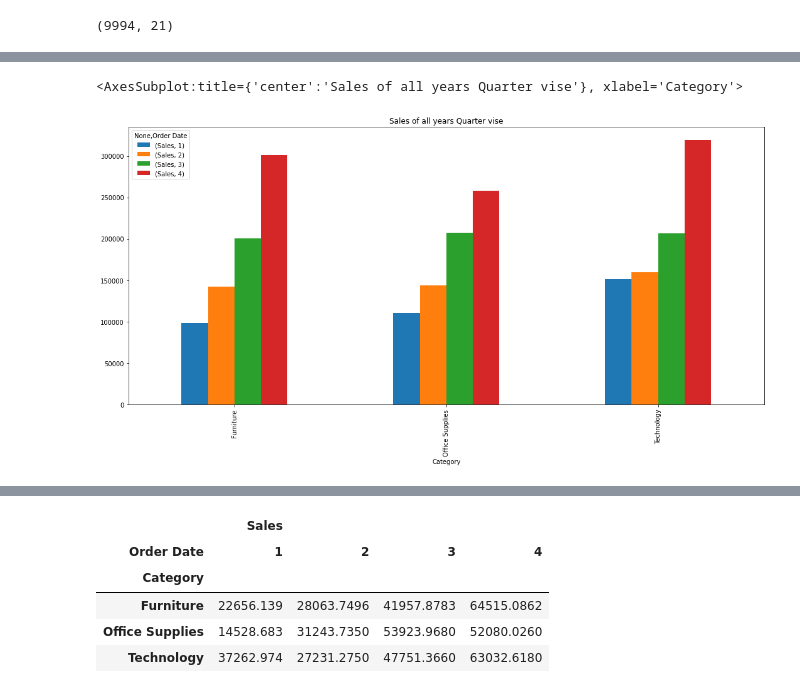
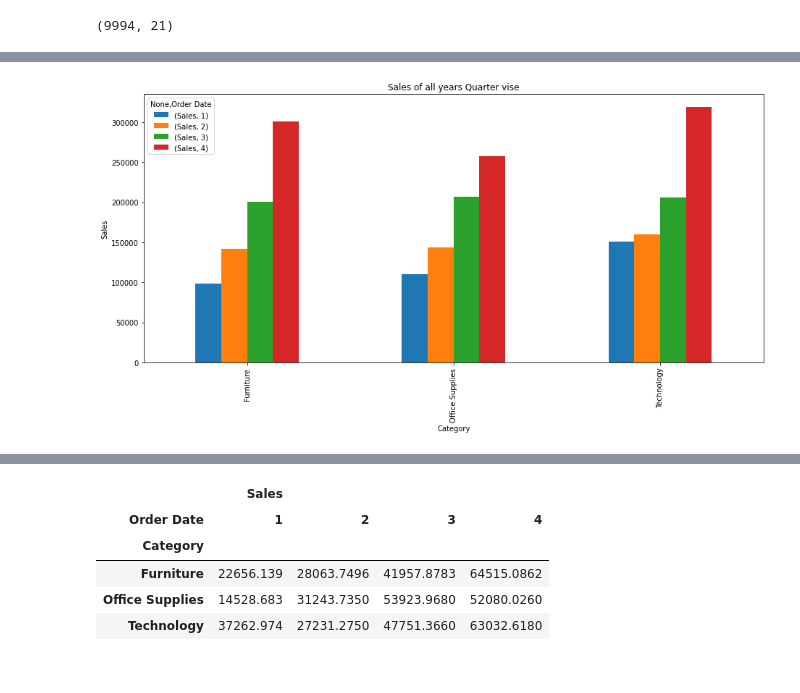
Before and after one commit to mazhar343/iPythonNotebook, a Jupyter notebook: QOR.ipynb, the cells around one changed output, grey strips where cells are left out. Cells and saved outputs as stored; diff of their text form; code cells hidden in the pictures.

Commit message:
QDR figure retrival testing

```diff
--- a/QOR.ipynb
+++ b/QOR.ipynb
@@ -128,7 +137,12 @@ sales_of_2018_with_quarters = df_any_one_year.groupby([df['Order Date'].dt.quart
 sales_all_years = df.groupby([df['Order Date'].dt.quarter, 'Category']).aggregate({'Sales':sum})
 # %%
 
-sales_all_years.unstack(-2).plot(kind='bar',figsize=(15,8),title='Sales of all years Quarter vise')
+fig= sales_all_years.unstack(-2).plot(kind='bar',figsize=(13,7))
+
+
+plt.title('Sales of all years Quarter vise')
+plt.ylabel('Sales')
+
+gca = plt.gca()
 # %% [output]
-<AxesSubplot:title={'center':'Sales of all years Quarter vise'}, xlabel='Category'>
-[figure, old version]
+[figure, new version]
```
Also changed, not shown: parts of 32 cells of this notebook.
